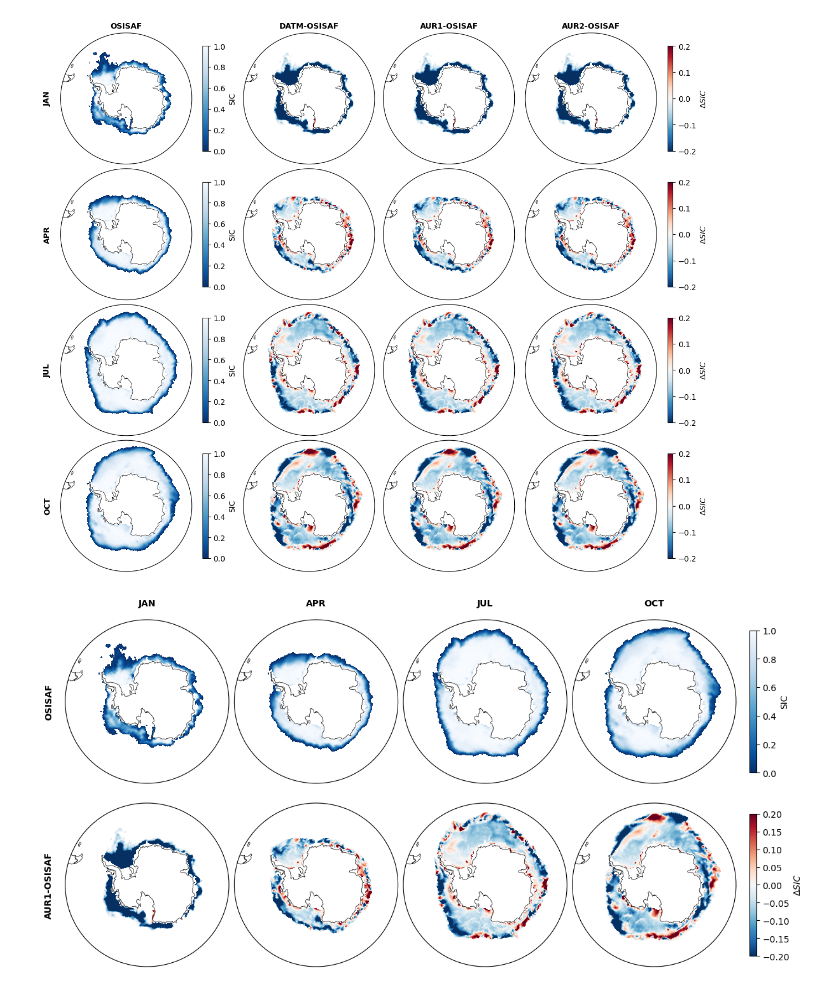
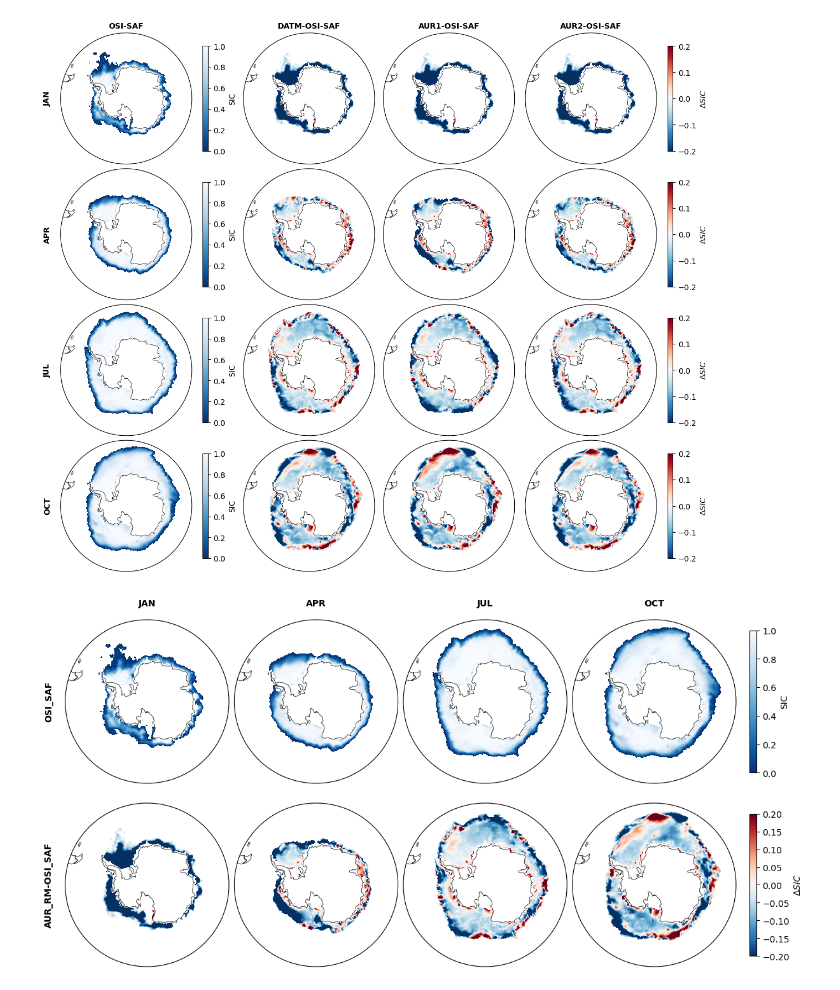
Before and after one commit to geogate-io/HESM-S2S, a Jupyter notebook: analysis/sea_ice.ipynb, the cells around one changed output. Drawn from its saved outputs; the diff is of its cells as text; code cells hidden in the pictures.

```diff
--- a/analysis/sea_ice.ipynb
+++ b/analysis/sea_ice.ipynb
@@ -37,7 +37,7 @@ for label, val in months.items():
     # Load datasets
     ds_ice_mean = xr.open_dataset(os.path.join(data_path, f"2021{val:02d}01_seaice/seaice_S_35d_remap_bil_tmean.nc"))
     ds_datm_mean = xr.open_dataset(os.path.join(data_path, f"2021{val:02d}01_datm/ice_merged_35d_remap_bil_tmean.nc"))
-    ds_aur1_mean = xr.open_dataset(os.path.join(data_path, f"2021{val:02d}01_aurora/ice_merged_35d_remap_bil_tmean.nc"))
+    ds_aur1_mean = xr.open_dataset(os.path.join(data_path, f"2021{val:02d}01_aurora_r2/ice_merged_35d_remap_bil_tmean.nc"))
     ds_aur2_mean = xr.open_dataset(os.path.join(data_path, f"2021{val:02d}01_aurora_two_way/ice_merged_35d_remap_bil_tmean.nc"))
 
     # OSISAF
@@ -80,10 +80,10 @@ for label, val in months.items():
 
     # Labels
     if irow == 0:
-        ax[irow,0].set_title("OSISAF", fontweight='bold', fontsize=10)
-        ax[irow,1].set_title("DATM-OSISAF", fontweight='bold', fontsize=10)
-        ax[irow,2].set_title("AUR1-OSISAF", fontweight='bold', fontsize=10)
-        ax[irow,3].set_title("AUR2-OSISAF", fontweight='bold', fontsize=10)
+        ax[irow,0].set_title("OSI-SAF", fontweight='bold', fontsize=10)
+        ax[irow,1].set_title("DATM-OSI-SAF", fontweight='bold', fontsize=10)
+        ax[irow,2].set_title("AUR1-OSI-SAF", fontweight='bold', fontsize=10)
+        ax[irow,3].set_title("AUR2-OSI-SAF", fontweight='bold', fontsize=10)
     else:
         ax[irow,0].set_title("")
         ax[irow,1].set_title("")
@@ -98,7 +98,7 @@ for label, val in months.items():
 filename = "s2s_sic_SH.png"
 plt.savefig(filename, bbox_inches='tight', pad_inches=0.6, dpi=300)
 # %% [output]
-[figure, old version]
+[figure, new version]
 # %%
 thold = 0.001
 
@@ -116,7 +116,7 @@ icol = 0
 for label, val in months.items():
     # Load datasets
     ds_ice_mean = xr.open_dataset(os.path.join(data_path, f"2021{val:02d}01_seaice/seaice_S_35d_remap_bil_tmean.nc"))
-    ds_aur1_mean = xr.open_dataset(os.path.join(data_path, f"2021{val:02d}01_aurora/ice_merged_35d_remap_bil_tmean.nc"))
+    ds_aur1_mean = xr.open_dataset(os.path.join(data_path, f"2021{val:02d}01_aurora_two_way_r4/ice_merged_35d_remap_bil_tmean.nc"))
 
     # OSISAF
     data_osisaf = ds_ice_mean.ice_conc.isel(time=0)
@@ -127,33 +127,33 @@ for label, val in months.items():
     ax[0,icol].set_boundary(circle, transform=ax[0,icol].transAxes)
     ax[0,icol].set_extent([-180, 180, -50, -90], ccrs.PlateCarree())
     if icol == 3:
         fig.colorbar(im0, ax=ax[0,icol], pad=0.08, aspect=20, shrink=0.8, label='SIC')
 
     # AURORA 1W
     data_aur1_sh = ds_aur1_mean.aice_d.isel(time=0)
     data_aur1_sh = data_aur1_sh.where(data_aur1_sh > thold)
     data_aur1_sh_diff = data_aur1_sh-data_osisaf
     im1 = data_aur1_sh_diff.plot(ax=ax[1,icol], transform=ccrs.PlateCarree(), vmin=-0.2, vmax=0.2, cmap='RdBu_r', add_colorbar=False)
     ax[1,icol].coastlines(linewidth=0.5)
     ax[1,icol].set_boundary(circle, transform=ax[1,icol].transAxes)
     ax[1,icol].set_extent([-180, 180, -50, -90], ccrs.PlateCarree())
     if icol == 3:
         fig.colorbar(im1, ax=ax[1,icol], pad=0.08, aspect=20, shrink=0.8, label=r'$\Delta SIC$')
 
     # Remove titles
     ax[0,icol].set_title("")
     ax[1,icol].set_title("")
 
     # Labels
     ax[0,icol].text(0.5, 1.1, f"{label}", transform=ax[0,icol].transAxes, ha='center', va='center', fontweight='bold', fontsize=10)
     if icol == 0:
-        ax[0,icol].text(-0.1, 0.5, "OSISAF", transform=ax[0,icol].transAxes, rotation=90, ha='center', va='center', fontweight='bold', fontsize=10)
-        ax[1,icol].text(-0.1, 0.5, "AUR1-OSISAF", transform=ax[1,icol].transAxes, rotation=90, ha='center', va='center', fontweight='bold', fontsize=10)
+        ax[0,icol].text(-0.1, 0.5, "OSI_SAF", transform=ax[0,icol].transAxes, rotation=90, ha='center', va='center', fontweight='bold', fontsize=10)
+        ax[1,icol].text(-0.1, 0.5, "AUR_RM-OSI_SAF", transform=ax[1,icol].transAxes, rotation=90, ha='center', va='center', fontweight='bold', fontsize=10)
 
     icol = icol+1
 
 # Save to file
 filename = "s2s_sic_SH_v2.png"
 plt.savefig(filename, bbox_inches='tight', pad_inches=0.6, dpi=300)
 # %% [output]
-[figure, old version]
+[figure, new version]
```
Also changed, not shown: parts of 4 cells of this notebook, 12 other files.
